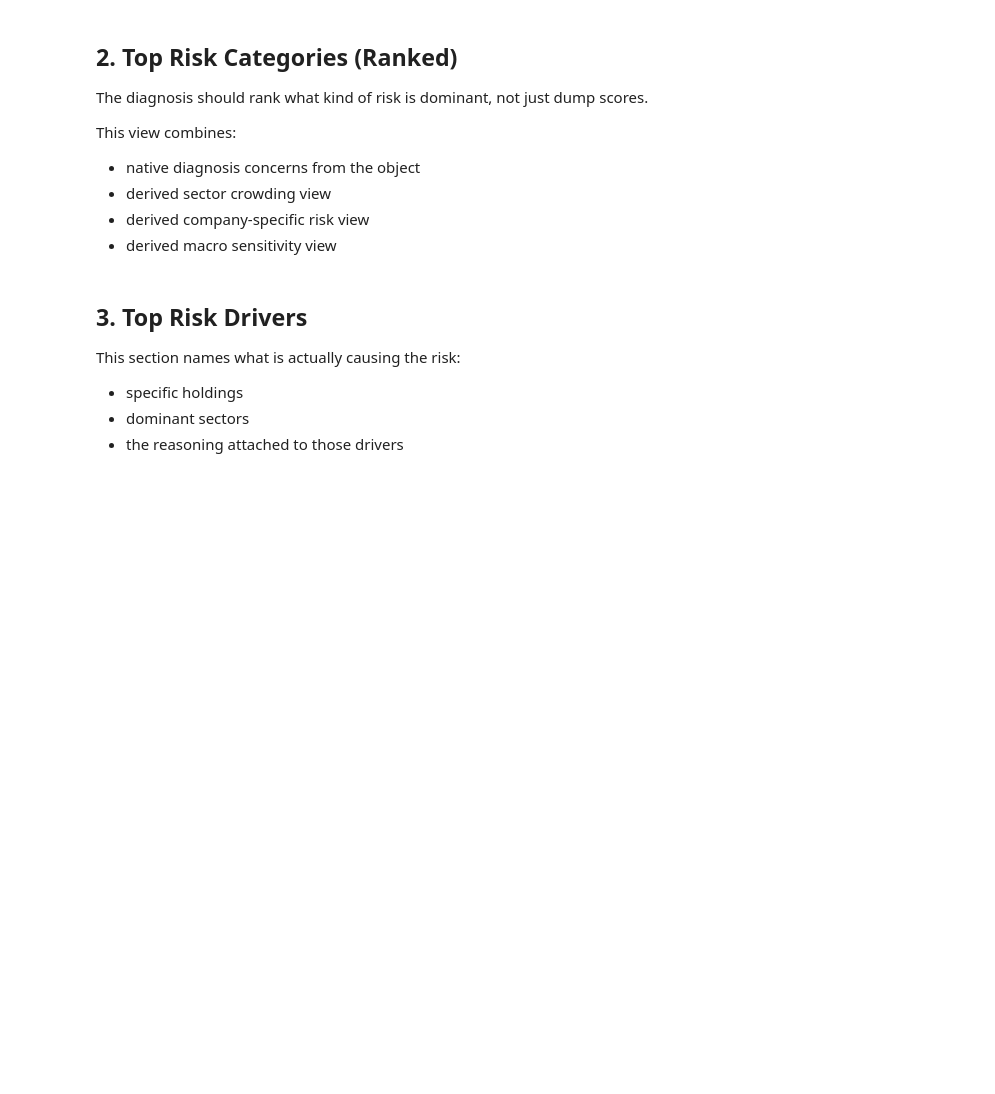
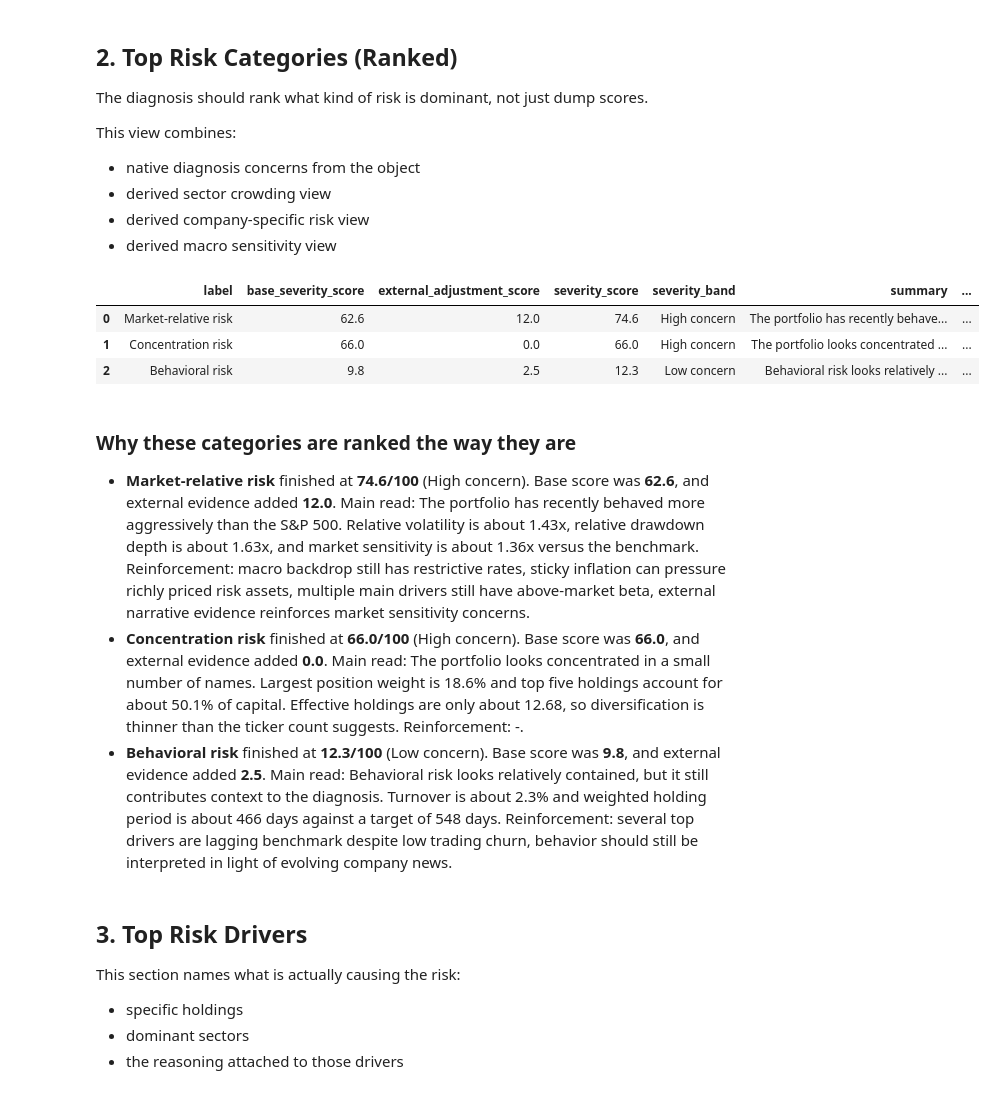
Before and after one commit to sagnikrana/portfolio-analyzer, a Jupyter notebook: data_pipeline/PortfolioRiskDiagnosis.ipynb, the cells around one changed output. Drawn from its saved outputs; the diff is of its cells as text; code cells hidden in the pictures; blank space fills up the shorter version.

```diff
--- a/data_pipeline/PortfolioRiskDiagnosis.ipynb
+++ b/data_pipeline/PortfolioRiskDiagnosis.ipynb
@@ -237,8 +307,20 @@ This view combines:
 - derived company-specific risk view
 - derived macro sensitivity view
 # %%
+
 top_risk_categories_df = build_top_risk_categories_df(diagnosis)
 display(top_risk_categories_df)
+display(Markdown(build_top_concern_markdown(diagnosis)))
+# %% [output]
+|  | label | base_severity_score | external_adjustment_score | severity_score | severity_band | summary | ... |
+| 0 | Market-relative risk | 62.6 | 12.0 | 74.6 | High concern | The portfolio has recently behave... | ... |
+| 1 | Concentration risk | 66.0 | 0.0 | 66.0 | High concern | The portfolio looks concentrated ... | ... |
+| 2 | Behavioral risk | 9.8 | 2.5 | 12.3 | Low concern | Behavioral risk looks relatively ... | ... |
+### Why these categories are ranked the way they are
+
+- **Market-relative risk** finished at **74.6/100** (High concern). Base score was **62.6**, and external evidence added **12.0**. Main read: The portfolio has recently behaved more aggressively than the S&P 500. Relative volatility is about 1.43x, relative drawdown depth is about 1.63x, and market sensitivity is about 1.36x versus the benchmark. Reinforcement: macro backdrop still has restrictive rates, sticky inflation can pressure richly priced risk assets, multiple main drivers still have above-market beta, external narrative evidence reinforces market sensitivity concerns.
+- **Concentration risk** finished at **66.0/100** (High concern). Base score was **66.0**, and external evidence added **0.0**. Main read: The portfolio looks concentrated in a small number of names. Largest position weight is 18.6% and top five holdings account for about 50.1% of capital. Effective holdings are only about 12.68, so diversification is thinner than the ticker count suggests. Reinforcement: -.
+- **Behavioral risk** finished at **12.3/100** (Low concern). Base score was **9.8**, and external evidence added **2.5**. Main read: Behavioral risk looks relatively contained, but it still contributes context to the diagnosis. Turnover is about 2.3% and weighted holding period is about 466 days against a target of 548 days. Reinforcement: several top drivers are lagging benchmark despite low trading churn, behavior should still be interpreted in light of evolving company news.
 # %% [markdown]
 ## 3. Top Risk Drivers
 
```
Also changed, not shown: parts of 9 cells of this notebook, 1 other file.
